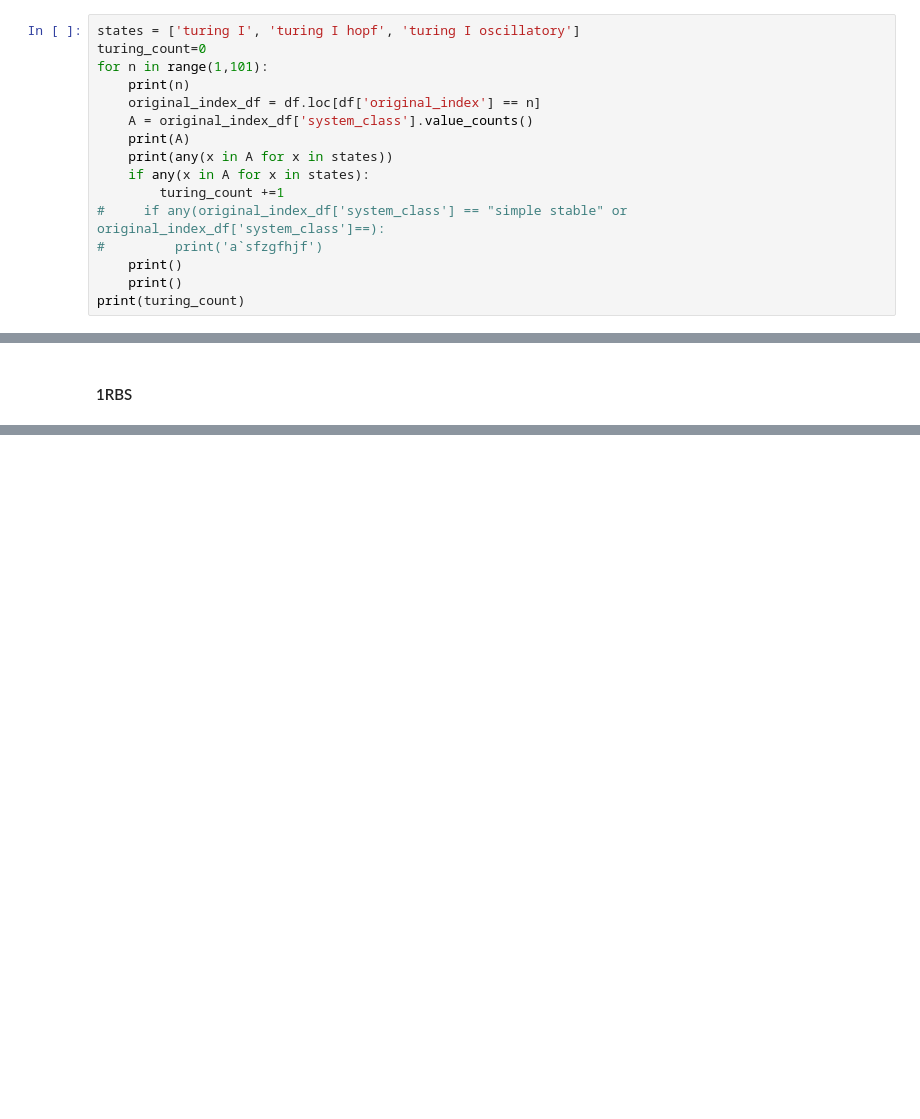
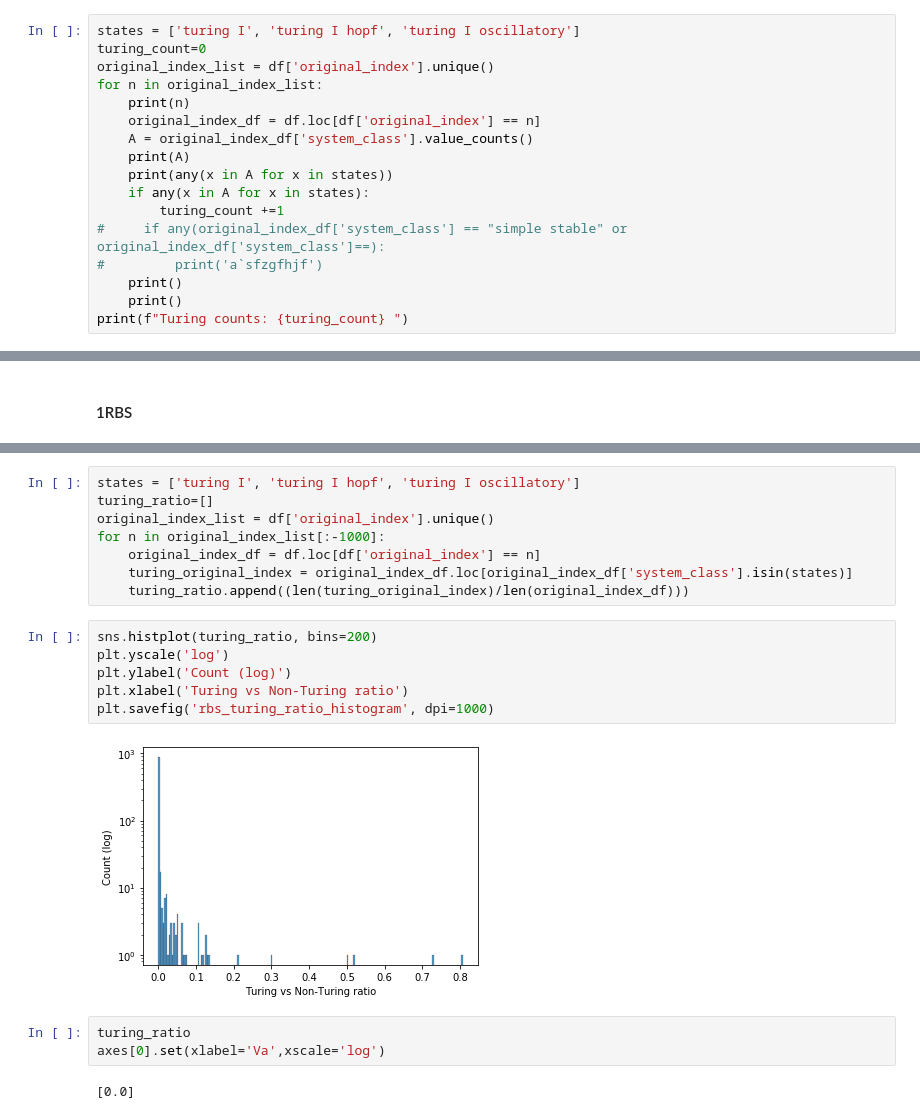
Before and after one commit to martinaoliver/modelling, a Jupyter notebook: 3954/parameter_space_search/code/rbs_library/analyse_library_robustness.ipynb, the cells around one changed output, grey strips where cells are left out. Cells and saved outputs as stored; diff of their text form; blank space fills up the shorter version.

```diff
--- a/3954/parameter_space_search/code/rbs_library/analyse_library_robustness.ipynb
+++ b/3954/parameter_space_search/code/rbs_library/analyse_library_robustness.ipynb
@@ -98,7 +99,8 @@ df.loc[df['system_class'] == 'turing I']
 # %%
 states = ['turing I', 'turing I hopf', 'turing I oscillatory']
 turing_count=0
-for n in range(1,101):
+original_index_list = df['original_index'].unique()
+for n in original_index_list:
     print(n)
     original_index_df = df.loc[df['original_index'] == n]
     A = original_index_df['system_class'].value_counts()
@@ -110,5 +112,5 @@ for n in range(1,101):
 #         print('a`sfzgfhjf')
     print()
     print()
-print(turing_count)
+print(f"Turing counts: {turing_count} ")
 # %% [output]
@@ -236,0 +241,21 @@ plt.savefig('rbs_turing_histograms.png')
+# %%
+states = ['turing I', 'turing I hopf', 'turing I oscillatory']
+turing_ratio=[]
+original_index_list = df['original_index'].unique()
+for n in original_index_list[:-1000]:
+    original_index_df = df.loc[df['original_index'] == n]
+    turing_original_index = original_index_df.loc[original_index_df['system_class'].isin(states)]
+    turing_ratio.append((len(turing_original_index)/len(original_index_df)))
+# %%
+sns.histplot(turing_ratio, bins=200)
+plt.yscale('log')
+plt.ylabel('Count (log)')
+plt.xlabel('Turing vs Non-Turing ratio')
+plt.savefig('rbs_turing_ratio_histogram', dpi=1000)
+# %% [output]
+[figure, added]
+# %%
+turing_ratio
+axes[0].set(xlabel='Va',xscale='log')
+# %% [output]
+[0.0]
```
Also changed, not shown: parts of 11 cells of this notebook.
